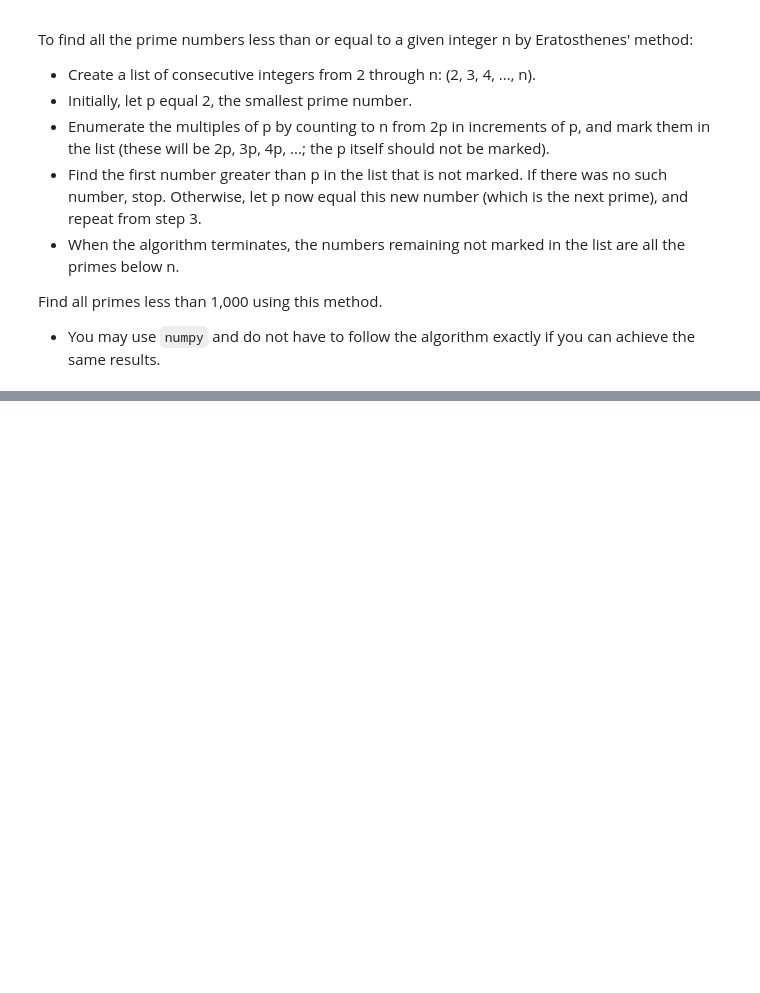
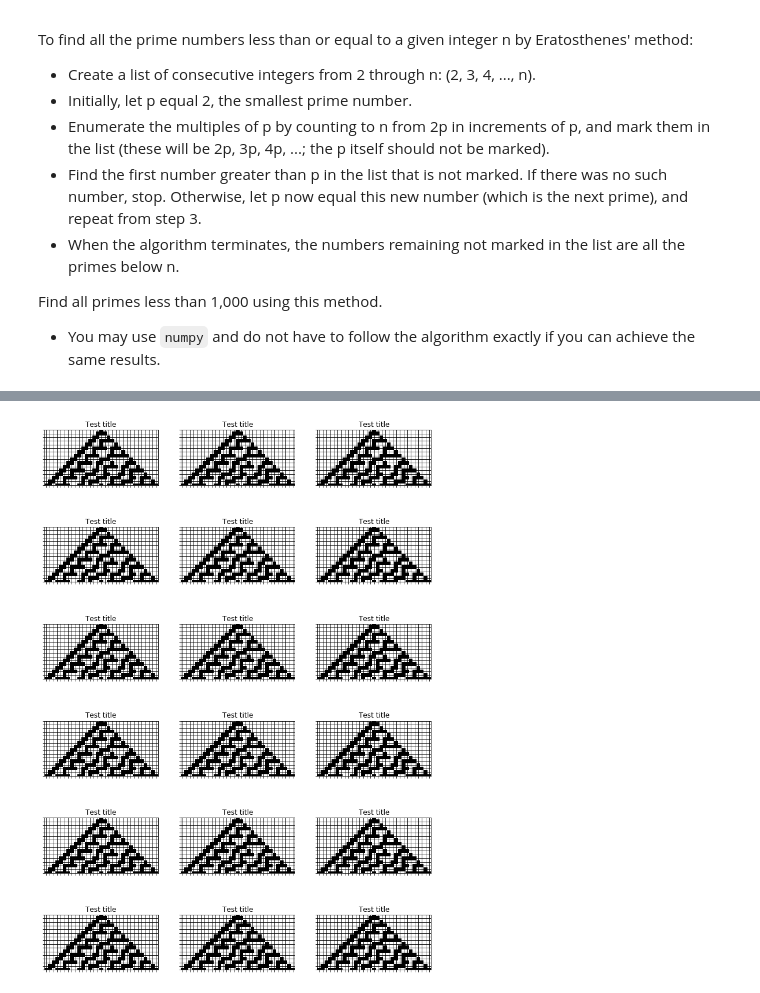
Before and after one commit to robkravec/sta-663-2021, a Jupyter notebook: notebooks/copies/homework/Homework03.ipynb, the cells around one changed output, grey strips where cells are left out. Drawn from its saved outputs; the diff is of its cells as text; code cells hidden in the pictures; blank space fills up the shorter version.

```diff
--- a/notebooks/copies/homework/Homework03.ipynb
+++ b/notebooks/copies/homework/Homework03.ipynb
@@ -174,0 +202,30 @@ plt.imshow(test_array, cmap=ListedColormap(['white', 'black']));
+# %%
+# To delete
+niter = 15
+rule = 30
+test_array = create_array(niter = 15, rule = 30, binary_states = binary_states)
+binary_states = [[1, 1, 1], [1, 1, 0], [1, 0, 1], [1, 0, 0], [0, 1, 1], [0, 1, 0], [0, 0, 1], [0, 0, 0]]
+
+# Determine optimal number of rows and columns, given number of rules
+if len(rules) % 3 == 0:
+    num_col = 3
+elif len(rules) <= 1:
+    num_col = 1
+else:
+    num_col = 2
+num_row = math.ceil(len(rules) / num_col)
+
+# Generate plots
+axes = []
+fig = plt.figure(figsize = (10, 2 * num_row))
+for location in range(num_row * num_col):
+    axes.append(fig.add_subplot(num_row, num_col, location + 1))
+    axes[-1].set_title("Test title")
+    plt.imshow(test_array, cmap=ListedColormap(['white', 'black']));
+    plt.xticks(range(0, 2*niter + 1, 1))
+    plt.yticks(range(0, niter + 1, 1))
+    axes[-1].set_xticklabels([])
+    axes[-1].set_yticklabels([])
+    plt.grid(color = "black")
+# %% [output]
+[figure, added]
```
Also changed, not shown: parts of 6 cells of this notebook.
